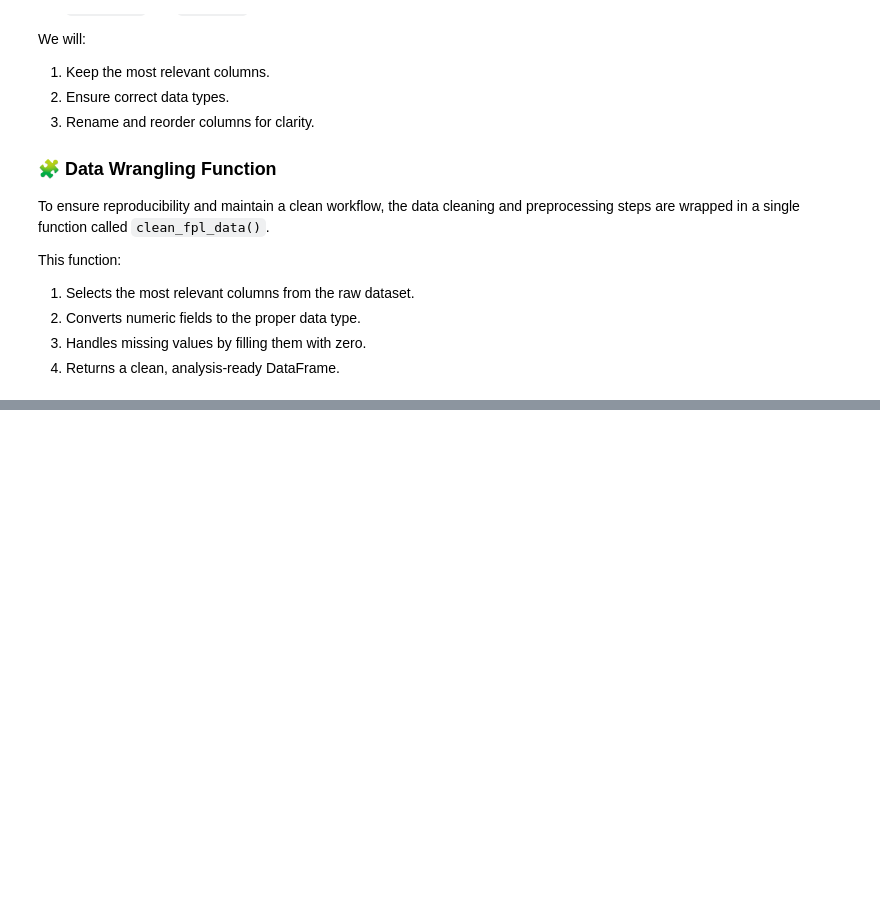
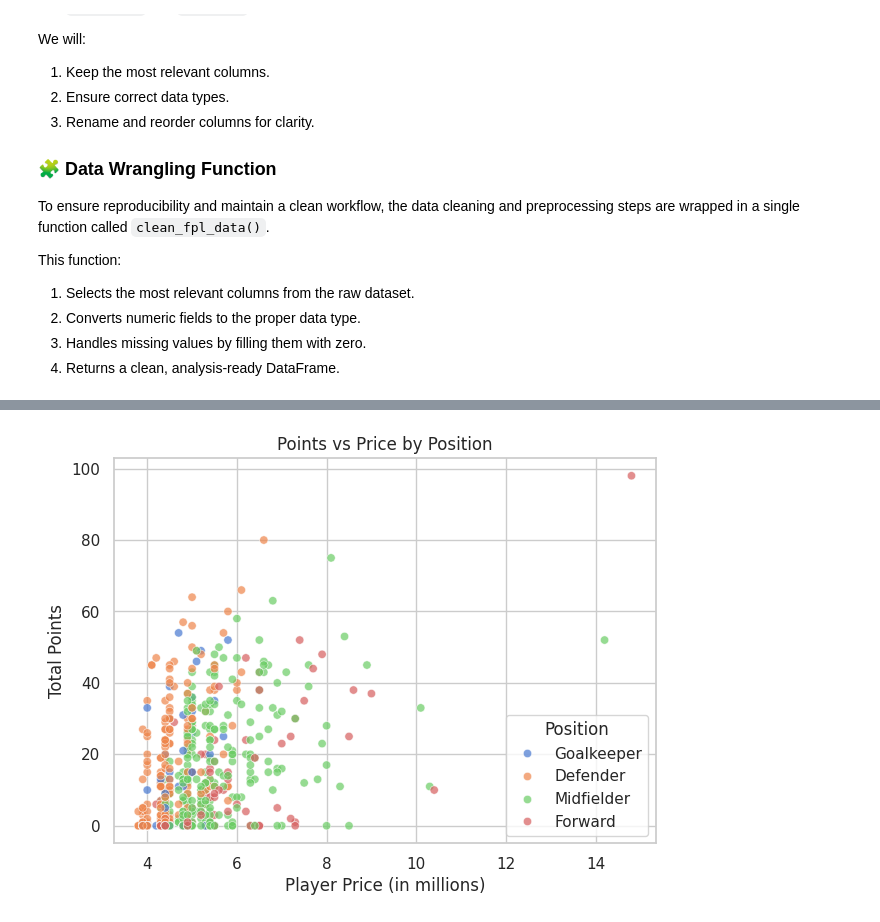
Before and after one commit to SamAbr/FPL-Squad-Selection, a Jupyter notebook: FPL.ipynb, the cells around one changed output, grey strips where cells are left out. Cells and saved outputs as stored; diff of their text form; code cells hidden in the pictures; blank space fills up the shorter version.

```diff
--- a/FPL.ipynb
+++ b/FPL.ipynb
@@ -253,0 +278,11 @@ fpl_df.head()
+# %%
+# 3️⃣ Points vs Price scatter
+plt.figure(figsize=(7,5))
+sns.scatterplot(data=fpl_df, x='price_million', y='total_points', hue='position', alpha=0.7)
+plt.title("Points vs Price by Position")
+plt.xlabel("Player Price (in millions)")
+plt.ylabel("Total Points")
+plt.legend(title="Position")
+plt.show()
+# %% [output]
+[figure, added]
```
Also changed, not shown: parts of 18 cells of this notebook.
